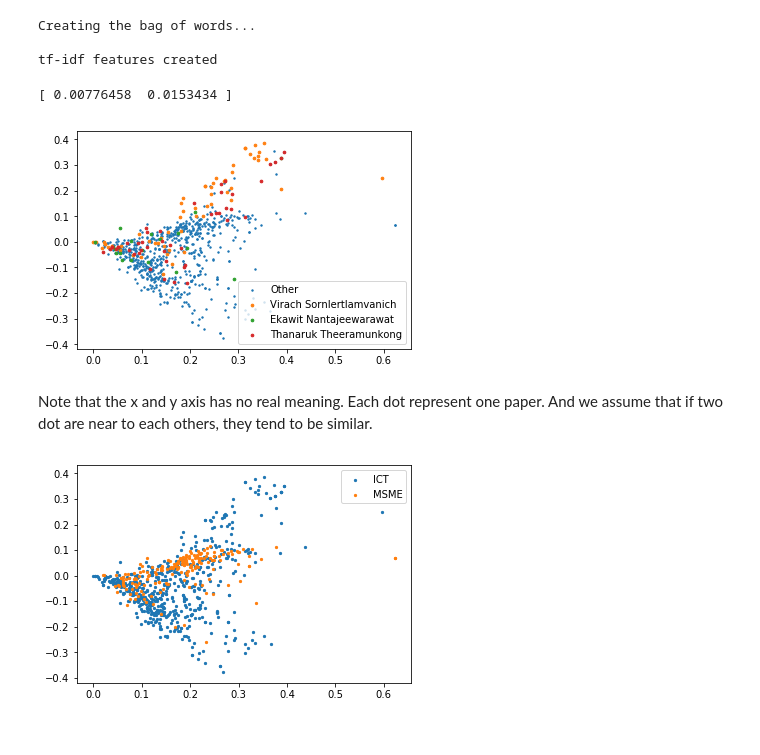
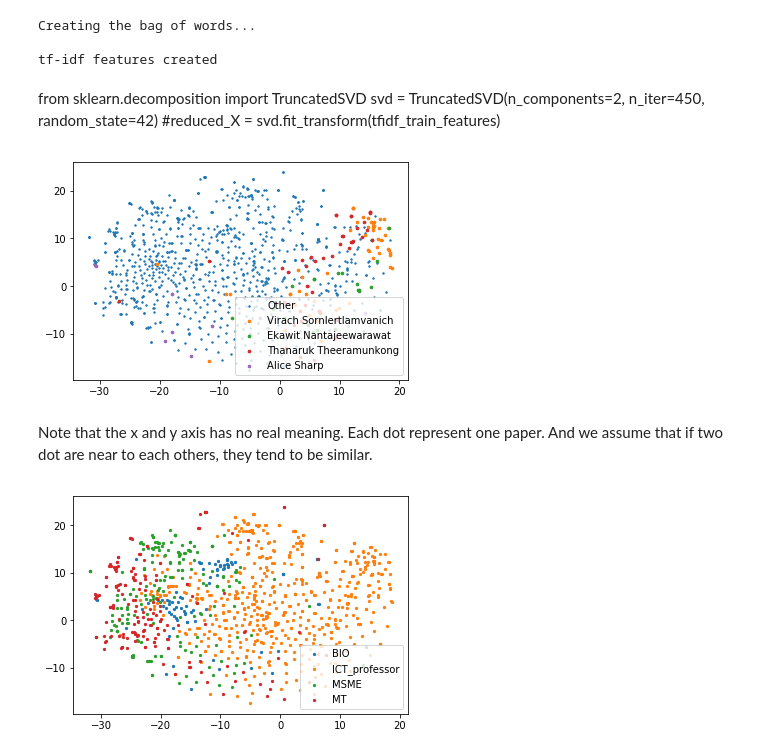
Before and after one commit to tedchsk/ResearchPapersAnalyticsDemo, a Jupyter notebook: Paper Analytics with tf-idf.ipynb, the cells around one changed output. Saved outputs shown, nothing was run; the diff lists cells and outputs as text; code cells hidden in the pictures.

```diff
--- a/Paper Analytics with tf-idf.ipynb
+++ b/Paper Analytics with tf-idf.ipynb
@@ -15,4 +15,5 @@ from bs4 import BeautifulSoup # $ pip install beautifulsoup4
 from wordcloud import WordCloud
 %matplotlib inline
 # %%
-paper_df = pd.read_csv('../dataset/cleaned_papers_pdf.csv',encoding='utf-8')
+cleaned_papers_pdf = pd.read_csv('../dataset/cleaned_papers_pdf.csv',encoding='utf-8')
+print("%d papers with %d different faculty were loaded"%(cleaned_papers_pdf.shape[0],cleaned_papers_pdf['faculty'].unique().shape[0]))
@@ -25,3 +34,7 @@ cleaned_papers_pdf = paper_df
+# %%
+name_list = []
+for name in cleaned_papers_pdf['name']:
+    name_list.extend(name.lower().split(" "))
 # %%
 #Content2Words (or String to words seperate by space)
 from nltk.corpus import stopwords # Import the stop word list
@@ -42,8 +55,21 @@ def content_to_words( paper_content ):
     # 4. In Python, searching a set is much faster than searching
     #   a list, so convert the stop words to a set
     stops = set(stopwords.words("english"))
-    paper_stop = ['cid','fig','however','respectively','used','therefore']
+    paper_stop = ['cid','fig','however','respectively','used','therefore','pp','figure','vol','table','time','let','co','using','set','page','th','etal','ij','daml','green','op','owl','gre','foilmp','suntec','aclandafnlp',
+                 'togaf',
+'cmmi',
+'forexample',
+'nn',
+'ilp',
+'cc',
+'edus',
+'proc',
+'dog',
+'er',
+'org']
+    paper_stop.extend(name_list)
     stops |= set(paper_stop)
+
 
     #
     # 5. Remove stop words
@@ -88,3 +114,7 @@ print("tf-idf features created")
 Creating the bag of words...
 
 tf-idf features created
+# %% [markdown]
+from sklearn.decomposition import TruncatedSVD
+svd = TruncatedSVD(n_components=2, n_iter=450, random_state=42)
+#reduced_X = svd.fit_transform(tfidf_train_features)
@@ -91,11 +125,8 @@ tf-idf features created
 # %%
-from sklearn.decomposition import TruncatedSVD
-svd = TruncatedSVD(n_components=2, n_iter=450, random_state=42)
-reduced_X = svd.fit_transform(tfidf_train_features)
+from sklearn.manifold import TSNE
+model = TSNE(n_components=2, random_state=5)
+
+reduced_X = model.fit_transform(tfidf_train_features.toarray())
-# %%
-print(svd.explained_variance_ratio_)
-# %% [output]
-[ 0.00776458  0.0153434 ]
 # %%
 # get the indices where data is 1
 def focus_professor(names):
@@ -103,29 +134,28 @@ def focus_professor(names):
     isnOwner = reduced_X[cleaned_papers_pdf['name'].apply(lambda x: x not in names)]
     x,y = isnOwner.T
     plt.scatter(x,y,s=2,label='Other')
-
     for name in names:
         isOwner = reduced_X[cleaned_papers_pdf['name'].apply(lambda x: name in x)]
         x,y = isOwner.T
         plt.scatter(x,y,s=7,label=name)
     plt.legend()
     plt.show()
-focus_professor(['Virach Sornlertlamvanich','Ekawit Nantajeewarawat','Thanaruk Theeramunkong'])
+focus_professor(['Virach Sornlertlamvanich','Ekawit Nantajeewarawat','Thanaruk Theeramunkong','Alice Sharp'])
 # %% [output]
-[figure, old version]
+[figure, new version]
 # %% [markdown]
 <p>Note that the x and y axis has no real meaning. Each dot represent one paper. And we assume that if two dot are near to each others, they tend to be similar.</p>
 # %%
-ICT_Professors = reduced_X[cleaned_papers_pdf['faculty']=='ICT_professor']
-x,y = ICT_Professors.T
-plt.scatter(x,y,s=5,label='ICT')
-MSME_Professors = reduced_X[cleaned_papers_pdf['faculty']=='MSME']
-x,y = MSME_Professors.T
-plt.scatter(x,y,s=5,label='MSME')
-plt.legend()
-plt.show()
+def plot_by_faculty():
+    for faculty in cleaned_papers_pdf['faculty'].unique():
+        professors = reduced_X[cleaned_papers_pdf['faculty']==faculty]
+        x,y = professors.T
+        plt.scatter(x,y,s=5,label=faculty)
+    plt.legend()
+    plt.show()
+plot_by_faculty()
 # %% [output]
-[figure, old version]
+[figure, new version]
 # %%
 #Doing Cluster to 10 group.
 from sklearn.cluster import KMeans
```
Also changed, not shown: parts of 21 cells of this notebook, 1 other file.
